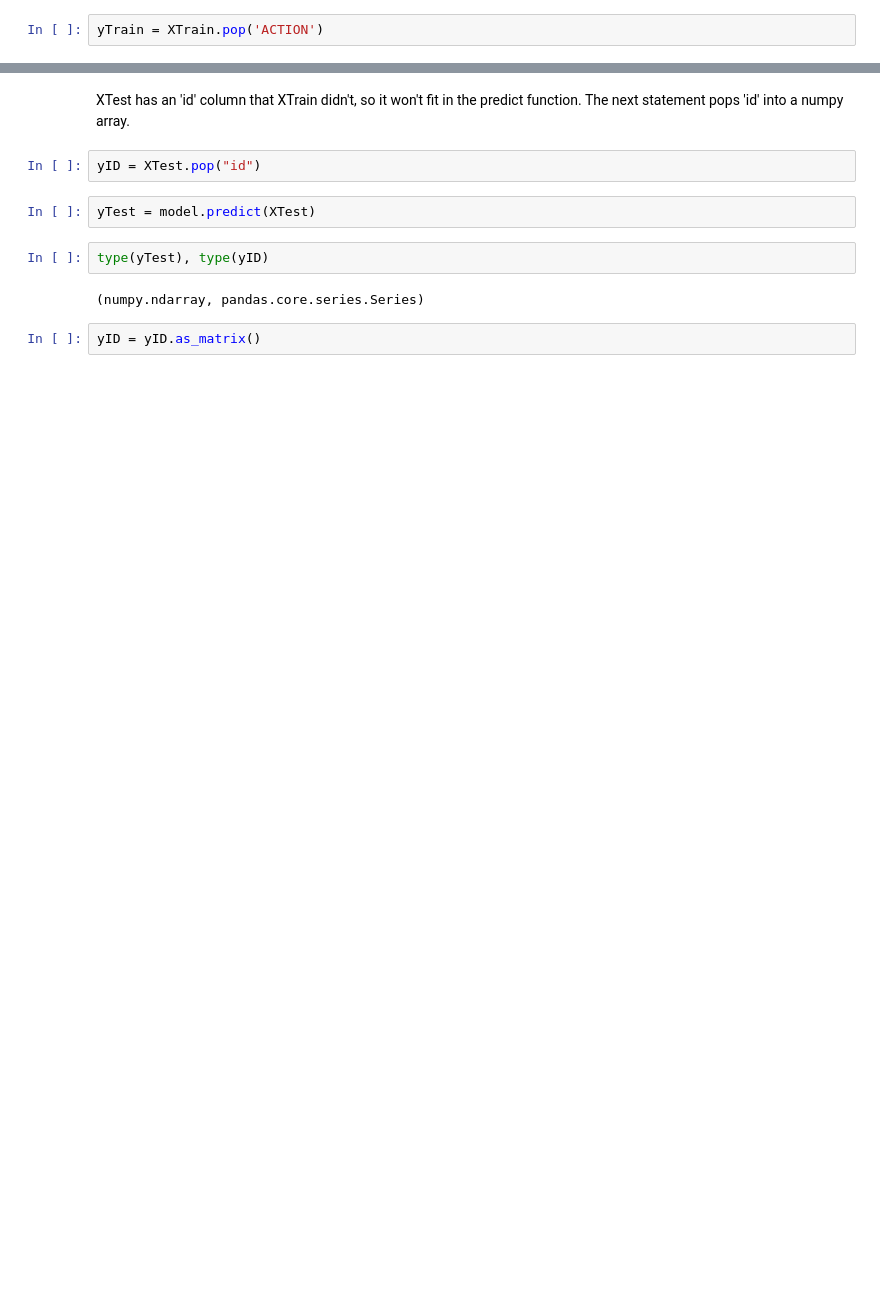
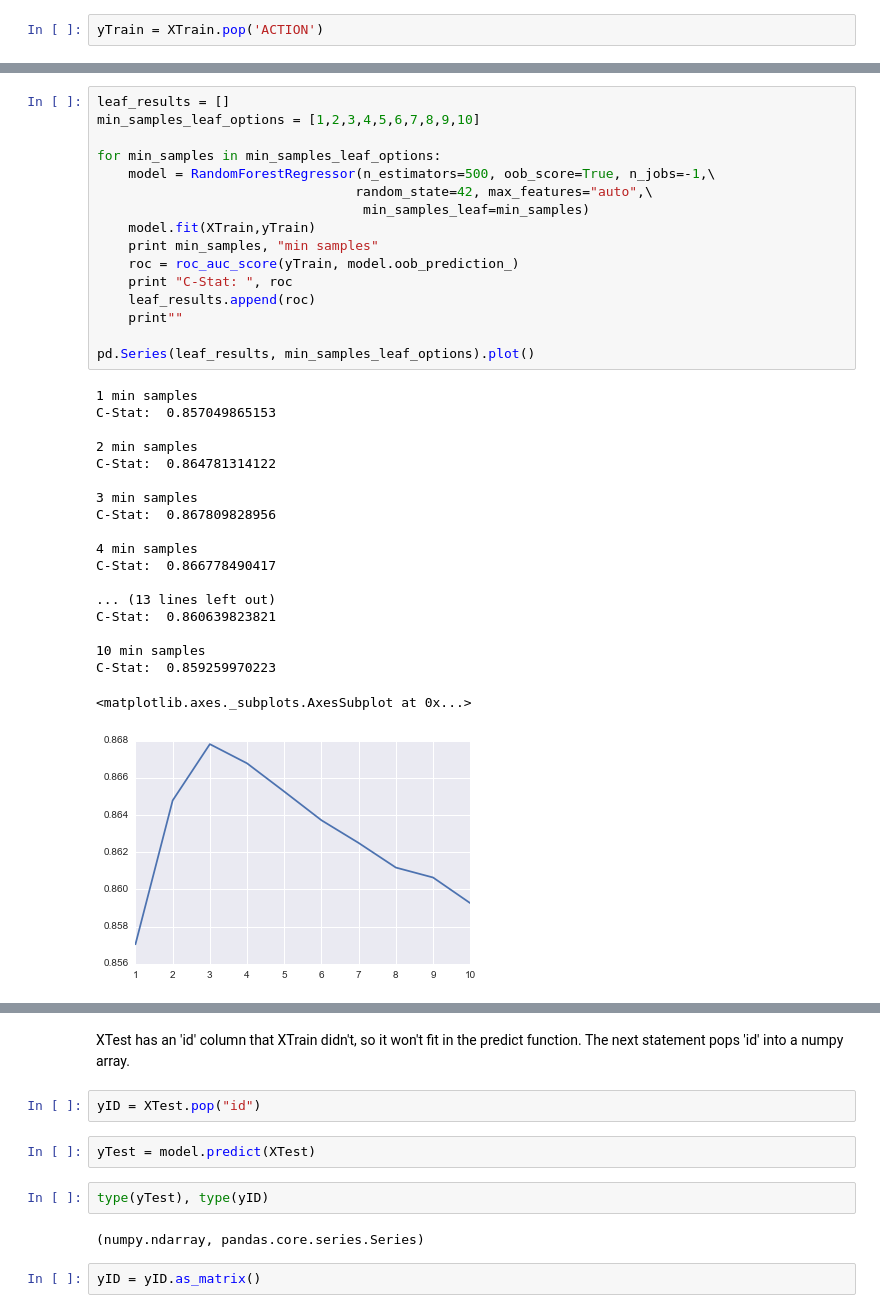
Before and after one commit to grw300/DataMining, a Jupyter notebook: Random Forest Regressor on Kaggle Amazon Competition.ipynb, the cells around one changed output, grey strips where cells are left out. Cells and saved outputs as stored; diff of their text form; blank space fills up the shorter version.

```diff
--- a/Random Forest Regressor on Kaggle Amazon Competition.ipynb
+++ b/Random Forest Regressor on Kaggle Amazon Competition.ipynb
@@ -44,0 +126,36 @@ c-stat:  0.843326631171
+# %%
+leaf_results = []
+min_samples_leaf_options = [1,2,3,4,5,6,7,8,9,10]
+
+for min_samples in min_samples_leaf_options:
+    model = RandomForestRegressor(n_estimators=500, oob_score=True, n_jobs=-1,\
+                                 random_state=42, max_features="auto",\
+                                  min_samples_leaf=min_samples)
+    model.fit(XTrain,yTrain)
+    print min_samples, "min samples"
+    roc = roc_auc_score(yTrain, model.oob_prediction_)
+    print "C-Stat: ", roc
+    leaf_results.append(roc)
+    print""
+
+pd.Series(leaf_results, min_samples_leaf_options).plot()
+# %% [output]
+1 min samples
+C-Stat:  0.857049865153
+
+2 min samples
+C-Stat:  0.864781314122
+
+3 min samples
+C-Stat:  0.867809828956
+
+4 min samples
+C-Stat:  0.866778490417
+
+... (13 lines left out)
+C-Stat:  0.860639823821
+
+10 min samples
+C-Stat:  0.859259970223
+<matplotlib.axes._subplots.AxesSubplot at 0x...>
+[figure, added]
```
Also changed, not shown: parts of 9 cells of this notebook, 1 other file.
